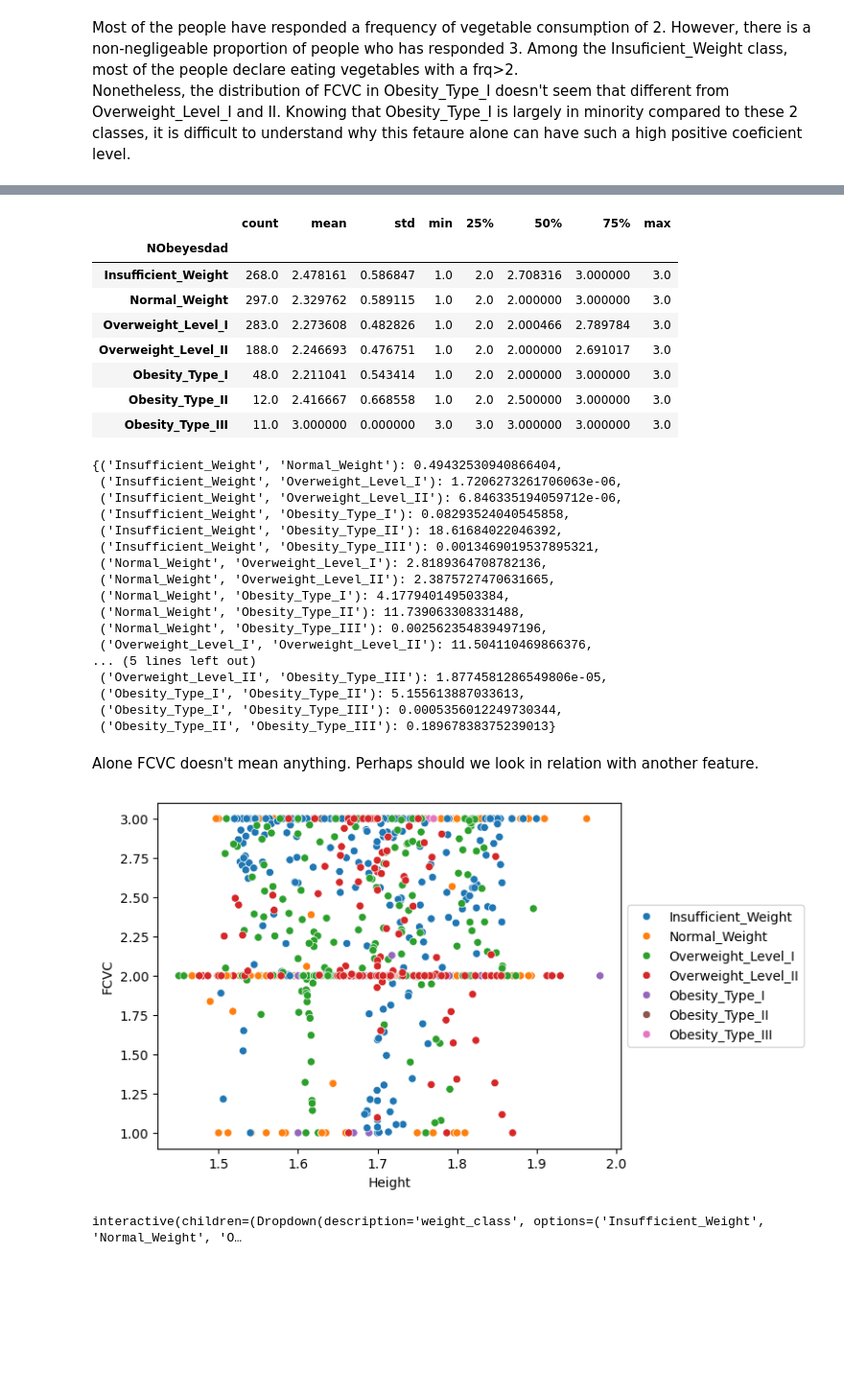
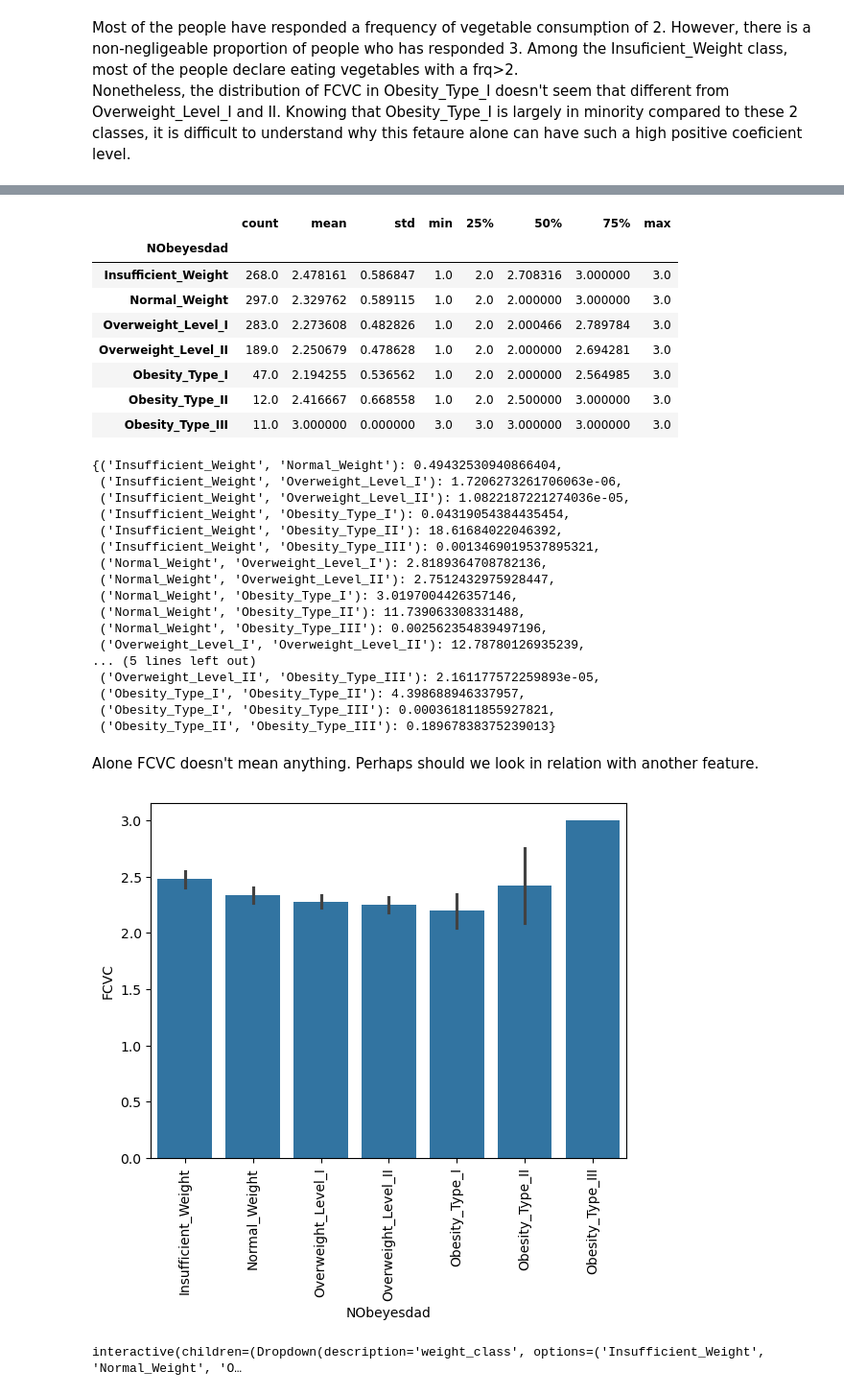
Before and after one commit to flylight-max/Individual_project_obesity, a Jupyter notebook: Untitled-3.ipynb, the cells around one changed output, grey strips where cells are left out. Shown at 96% size. Saved outputs shown, nothing was run; the diff lists cells and outputs as text; code cells hidden in the pictures; blank space fills up the shorter version.

```diff
--- a/Untitled-3.ipynb
+++ b/Untitled-3.ipynb
@@ -213,7 +227,8 @@ train_set_df.groupby("NObeyesdad")["BMI"].describe()
 # %%
 train_set_df.loc[(train_set_df["BMI"] >= 18.5) & (train_set_df["NObeyesdad"] == "Insufficient_Weight"), "NObeyesdad"] = "Normal_Weight"
 train_set_df.loc[(train_set_df["BMI"] < 25) & (train_set_df["NObeyesdad"] == "Overweight_Level_I"), "NObeyesdad"] = "Normal_Weight"
-train_set_df.loc[(train_set_df["BMI"] > 29.9) & (train_set_df["NObeyesdad"] == "Overweight_Level_II"),"NObeyesdad"] = "Obesity_Type_I"
+train_set_df.loc[(train_set_df["BMI"] > 29.95) & (train_set_df["NObeyesdad"] == "Overweight_Level_II"),"NObeyesdad"] = "Obesity_Type_I"
+train_set_df.loc[(train_set_df["BMI"] <= 29.95)&(train_set_df["NObeyesdad"] == "Obesity_Type_I"),"NObeyesdad"] = "Overweight_Level_II"
 train_set_df.loc[(train_set_df["BMI"] <= 39.9) & (train_set_df["NObeyesdad"] == "Obesity_Type_III"),"NObeyesdad"] = "Obesity_Type_II"
 # %%
 sumStat_BMI = train_set_df.groupby("NObeyesdad")["BMI"].describe()
@@ -652,7 +676,7 @@ dataNum_miss.drop(["ID","CALC","CAEC","MTRANS","NObeyesdad"], axis=1, inplace=Tr
 # %% [markdown]
 # **Imputing missing values with KNNImputer**
 # %%
-knnImput = KNNImputer(n_neighbors=5)
+knnImput = KNNImputer(n_neighbors=5, weights="distance")
 Data_num_noMiss = knnImput.fit_transform(dataNum_miss)
 Data_num_noMiss = pd.DataFrame(Data_num_noMiss, columns=dataNum_miss.columns)
 # %%
@@ -903,3 +892,5 @@ new_obesity.groupby("NObeyesdad")["BMI"].describe()
 BMI (kg/m²)   |     < 18.5     |     18.5 - 24.9    | 25 - 29.9   |   30 - 34.9       |   35 - 39.9     |   > 40
 # %% [markdown]
 The max imputed BMI is a bit high for *Insufficient_Weight* but it's not too bad. Only for Obesity Type II the minimum value is quite low and belongs to overweight. However, the number of this class is also very low.
+# %%
+new_obesity["ID"] = train_set_df["ID"]
@@ -1257,8 +1456,8 @@ new_obesity.groupby("NObeyesdad")["FCVC"].describe()
 | Insufficient_Weight | 268.0 | 2.478161 | 0.586847 | 1.0 | 2.0 | 2.708316 | 3.000000 | 3.0 |
 | Normal_Weight | 297.0 | 2.329762 | 0.589115 | 1.0 | 2.0 | 2.000000 | 3.000000 | 3.0 |
 | Overweight_Level_I | 283.0 | 2.273608 | 0.482826 | 1.0 | 2.0 | 2.000466 | 2.789784 | 3.0 |
-| Overweight_Level_II | 188.0 | 2.246693 | 0.476751 | 1.0 | 2.0 | 2.000000 | 2.691017 | 3.0 |
-| Obesity_Type_I | 48.0 | 2.211041 | 0.543414 | 1.0 | 2.0 | 2.000000 | 3.000000 | 3.0 |
+| Overweight_Level_II | 189.0 | 2.250679 | 0.478628 | 1.0 | 2.0 | 2.000000 | 2.694281 | 3.0 |
+| Obesity_Type_I | 47.0 | 2.194255 | 0.536562 | 1.0 | 2.0 | 2.000000 | 2.564985 | 3.0 |
 | Obesity_Type_II | 12.0 | 2.416667 | 0.668558 | 1.0 | 2.0 | 2.500000 | 3.000000 | 3.0 |
 | Obesity_Type_III | 11.0 | 3.000000 | 0.000000 | 3.0 | 3.0 | 3.000000 | 3.000000 | 3.0 |
 # %%
@@ -1267,29 +1466,29 @@ FCVC_p_mannW
 # %% [output]
 {('Insufficient_Weight', 'Normal_Weight'): 0.49432530940866404,
  ('Insufficient_Weight', 'Overweight_Level_I'): 1.7206273261706063e-06,
- ('Insufficient_Weight', 'Overweight_Level_II'): 6.846335194059712e-06,
- ('Insufficient_Weight', 'Obesity_Type_I'): 0.08293524040545858,
+ ('Insufficient_Weight', 'Overweight_Level_II'): 1.0822187221274036e-05,
+ ('Insufficient_Weight', 'Obesity_Type_I'): 0.04319054384435454,
  ('Insufficient_Weight', 'Obesity_Type_II'): 18.61684022046392,
  ('Insufficient_Weight', 'Obesity_Type_III'): 0.0013469019537895321,
  ('Normal_Weight', 'Overweight_Level_I'): 2.8189364708782136,
- ('Normal_Weight', 'Overweight_Level_II'): 2.3875727470631665,
- ('Normal_Weight', 'Obesity_Type_I'): 4.177940149503384,
+ ('Normal_Weight', 'Overweight_Level_II'): 2.7512432975928447,
+ ('Normal_Weight', 'Obesity_Type_I'): 3.0197004426357146,
  ('Normal_Weight', 'Obesity_Type_II'): 11.739063308331488,
  ('Normal_Weight', 'Obesity_Type_III'): 0.002562354839497196,
- ('Overweight_Level_I', 'Overweight_Level_II'): 11.504110469866376,
+ ('Overweight_Level_I', 'Overweight_Level_II'): 12.78780126935239,
 ... (5 lines left out)
- ('Overweight_Level_II', 'Obesity_Type_III'): 1.8774581286549806e-05,
- ('Obesity_Type_I', 'Obesity_Type_II'): 5.155613887033613,
- ('Obesity_Type_I', 'Obesity_Type_III'): 0.0005356012249730344,
+ ('Overweight_Level_II', 'Obesity_Type_III'): 2.161177572259893e-05,
+ ('Obesity_Type_I', 'Obesity_Type_II'): 4.398688946337957,
+ ('Obesity_Type_I', 'Obesity_Type_III'): 0.000361811855927821,
  ('Obesity_Type_II', 'Obesity_Type_III'): 0.18967838375239013}
 # %% [markdown]
 Alone FCVC doesn't mean anything. Perhaps should we look in relation with another feature.
 # %%
-sns.scatterplot(x="Height", y="FCVC", data=new_obesity, hue="NObeyesdad")
-plt.legend(loc="center left", bbox_to_anchor=(1,0.5))
+sns.barplot(x="NObeyesdad", y="FCVC", data=new_obesity)
+plt.xticks(rotation=90)
 plt.show()
 # %% [output]
-[figure, old version]
+[figure, new version]
 # %%
 @widgets.interact
 def scatterplot_height_fcvc(weight_class = classes):
```
Also changed, not shown: parts of 136 cells of this notebook, 2 other files.
